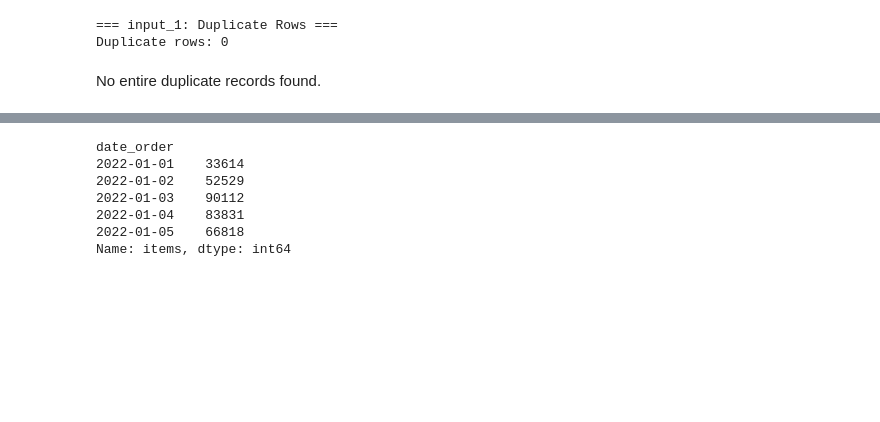
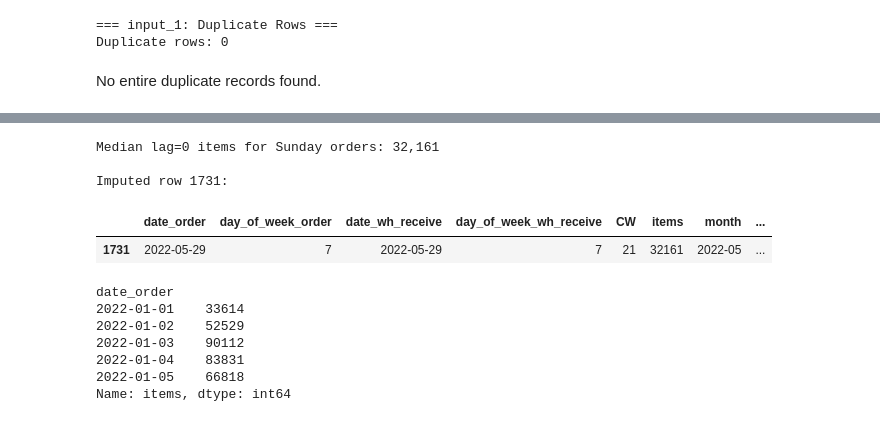
Before and after one commit to traha-89/zalando_fcst_case_study, a Jupyter notebook: analysis.ipynb, the cells around one changed output, grey strips where cells are left out. Drawn from its saved outputs; the diff is of its cells as text; code cells hidden in the pictures; blank space fills up the shorter version.

```diff
--- a/analysis.ipynb
+++ b/analysis.ipynb
@@ -117,3 +207,25 @@ No entire duplicate records found.
+# %%
+### input_1: Impute May 29 anomaly with median lag=0 Sunday value
+hist["lag"] = (hist["date_wh_receive"] - hist["date_order"]).dt.days
+
+sunday_lag0_median = hist[
+    (hist["day_of_week_order"] == 7) &
+    (hist["lag"] == 0) &
+    (hist["items"] < 27533000)  # exclude the anomaly itself
+]["items"].median()
+
+print(f"Median lag=0 items for Sunday orders: {sunday_lag0_median:,.0f}")
+
+# Apply imputation
+hist.loc[1731, "items"] = sunday_lag0_median
+print(f"\nImputed row 1731:")
+display(hist.loc[[1731]])
+# %% [output]
+Median lag=0 items for Sunday orders: 32,161
+
+Imputed row 1731:
+|  | date_order | day_of_week_order | date_wh_receive | day_of_week_wh_receive | CW | items | month | ... |
+| 1731 | 2022-05-29 | 7 | 2022-05-29 | 7 | 21 | 32161 | 2022-05 | ... |
 # %%
 ### Total items per order date
 total_per_order = hist.groupby("date_order")["items"].sum()
```
Also changed, not shown: parts of 12 cells of this notebook, 1 other file.
